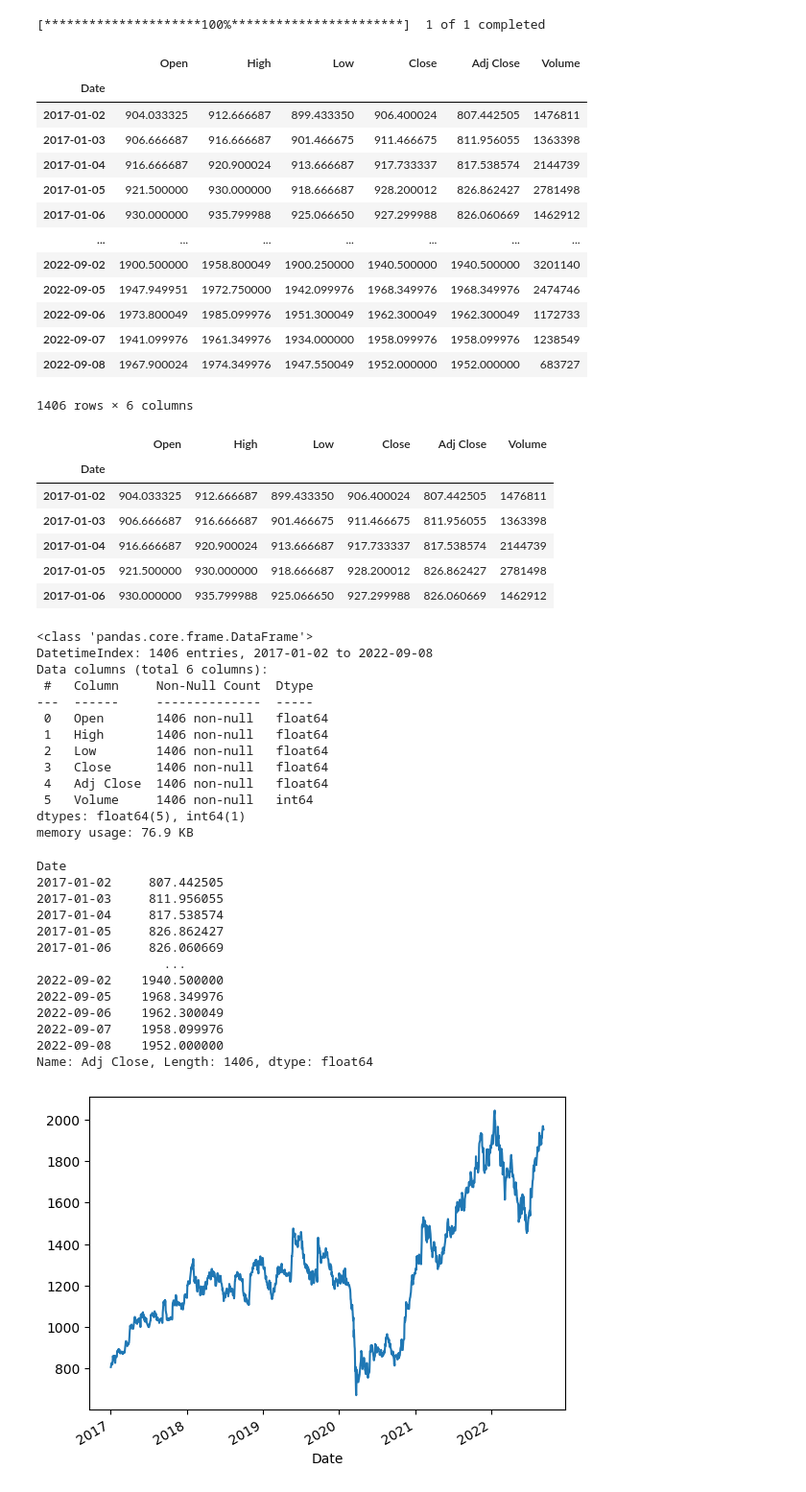
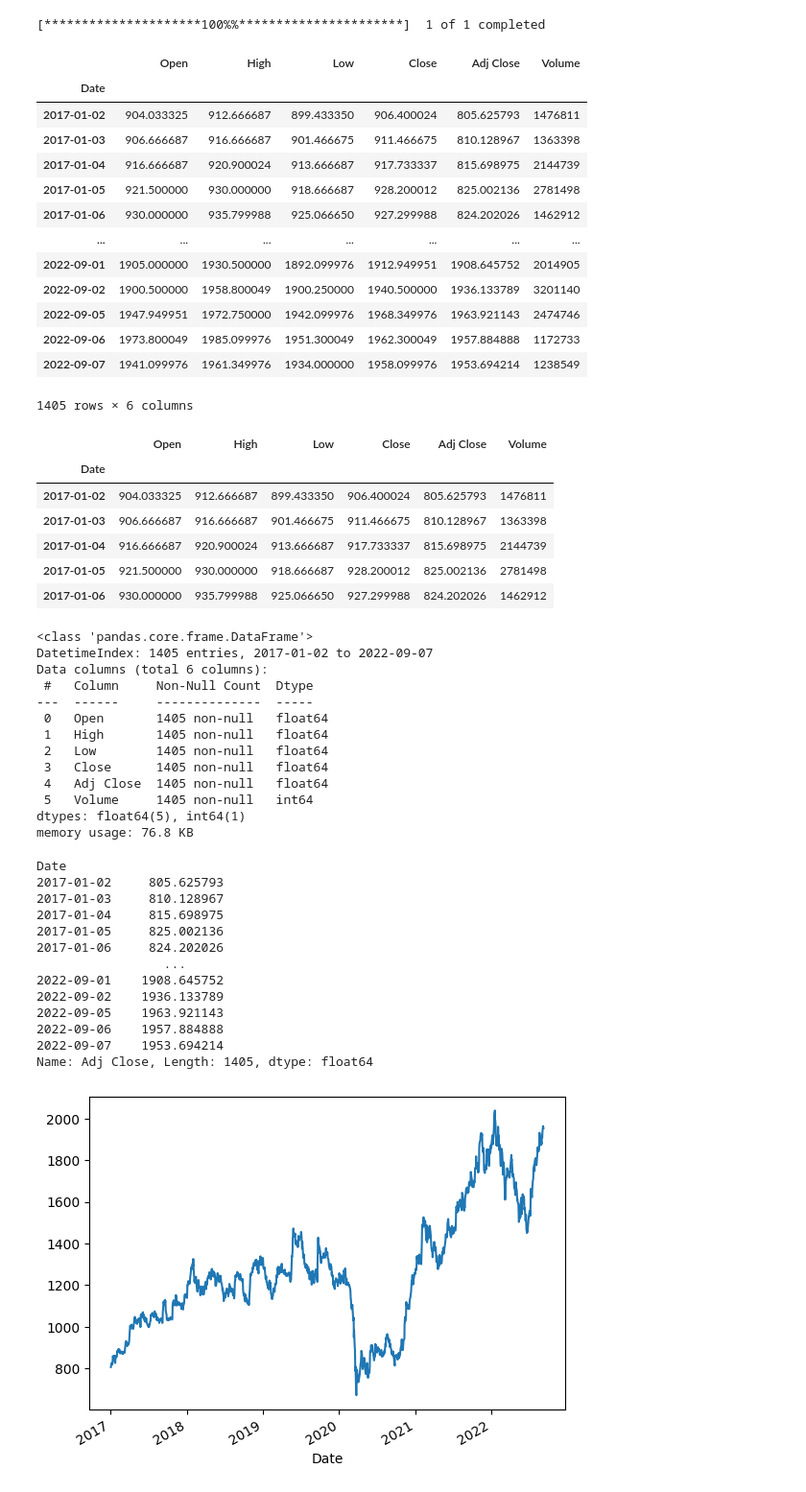
Before and after one commit to banothmanasa21/Analysis-Projects-Tableau-Python, a Jupyter notebook: LnT.ipynb, the cells around one changed output. Shown at 96% size. Saved outputs shown, nothing was run; the diff lists cells and outputs as text; code cells hidden in the pictures.

```diff
--- a/LnT.ipynb
+++ b/LnT.ipynb
@@ -8,67 +78,68 @@ import matplotlib.pyplot as plt
 import yfinance as yfin
 yfin.pdr_override()
 # %%
-data = pdr.DataReader('LT.NS', source = 'yahoo', start = '2017-1-1')
+
+data = pdr.DataReader('LT.NS', start='2017-01-01', end = '2022-09-08')
 data
 # %% [output]
-[*********************100%***********************]  1 of 1 completed
+[*********************100%%**********************]  1 of 1 completed
 |  | Open | High | Low | Close | Adj Close | Volume |
 | Date |  |  |  |  |  |  |
-| 2017-01-02 | 904.033325 | 912.666687 | 899.433350 | 906.400024 | 807.442505 | 1476811 |
-| 2017-01-03 | 906.666687 | 916.666687 | 901.466675 | 911.466675 | 811.956055 | 1363398 |
-| 2017-01-04 | 916.666687 | 920.900024 | 913.666687 | 917.733337 | 817.538574 | 2144739 |
-| 2017-01-05 | 921.500000 | 930.000000 | 918.666687 | 928.200012 | 826.862427 | 2781498 |
-| 2017-01-06 | 930.000000 | 935.799988 | 925.066650 | 927.299988 | 826.060669 | 1462912 |
+| 2017-01-02 | 904.033325 | 912.666687 | 899.433350 | 906.400024 | 805.625793 | 1476811 |
+| 2017-01-03 | 906.666687 | 916.666687 | 901.466675 | 911.466675 | 810.128967 | 1363398 |
+| 2017-01-04 | 916.666687 | 920.900024 | 913.666687 | 917.733337 | 815.698975 | 2144739 |
+| 2017-01-05 | 921.500000 | 930.000000 | 918.666687 | 928.200012 | 825.002136 | 2781498 |
+| 2017-01-06 | 930.000000 | 935.799988 | 925.066650 | 927.299988 | 824.202026 | 1462912 |
 | ... | ... | ... | ... | ... | ... | ... |
-| 2022-09-02 | 1900.500000 | 1958.800049 | 1900.250000 | 1940.500000 | 1940.500000 | 3201140 |
-| 2022-09-05 | 1947.949951 | 1972.750000 | 1942.099976 | 1968.349976 | 1968.349976 | 2474746 |
-| 2022-09-06 | 1973.800049 | 1985.099976 | 1951.300049 | 1962.300049 | 1962.300049 | 1172733 |
-| 2022-09-07 | 1941.099976 | 1961.349976 | 1934.000000 | 1958.099976 | 1958.099976 | 1238549 |
-| 2022-09-08 | 1967.900024 | 1974.349976 | 1947.550049 | 1952.000000 | 1952.000000 | 683727 |
+| 2022-09-01 | 1905.000000 | 1930.500000 | 1892.099976 | 1912.949951 | 1908.645752 | 2014905 |
+| 2022-09-02 | 1900.500000 | 1958.800049 | 1900.250000 | 1940.500000 | 1936.133789 | 3201140 |
+| 2022-09-05 | 1947.949951 | 1972.750000 | 1942.099976 | 1968.349976 | 1963.921143 | 2474746 |
+| 2022-09-06 | 1973.800049 | 1985.099976 | 1951.300049 | 1962.300049 | 1957.884888 | 1172733 |
+| 2022-09-07 | 1941.099976 | 1961.349976 | 1934.000000 | 1958.099976 | 1953.694214 | 1238549 |
-1406 rows × 6 columns
+1405 rows × 6 columns
 # %%
 data.head()
 # %% [output]
 |  | Open | High | Low | Close | Adj Close | Volume |
 | Date |  |  |  |  |  |  |
-| 2017-01-02 | 904.033325 | 912.666687 | 899.433350 | 906.400024 | 807.442505 | 1476811 |
-| 2017-01-03 | 906.666687 | 916.666687 | 901.466675 | 911.466675 | 811.956055 | 1363398 |
-| 2017-01-04 | 916.666687 | 920.900024 | 913.666687 | 917.733337 | 817.538574 | 2144739 |
-| 2017-01-05 | 921.500000 | 930.000000 | 918.666687 | 928.200012 | 826.862427 | 2781498 |
-| 2017-01-06 | 930.000000 | 935.799988 | 925.066650 | 927.299988 | 826.060669 | 1462912 |
+| 2017-01-02 | 904.033325 | 912.666687 | 899.433350 | 906.400024 | 805.625793 | 1476811 |
+| 2017-01-03 | 906.666687 | 916.666687 | 901.466675 | 911.466675 | 810.128967 | 1363398 |
+| 2017-01-04 | 916.666687 | 920.900024 | 913.666687 | 917.733337 | 815.698975 | 2144739 |
+| 2017-01-05 | 921.500000 | 930.000000 | 918.666687 | 928.200012 | 825.002136 | 2781498 |
+| 2017-01-06 | 930.000000 | 935.799988 | 925.066650 | 927.299988 | 824.202026 | 1462912 |
 # %%
 data.info()
 # %% [output]
 <class 'pandas.core.frame.DataFrame'>
-DatetimeIndex: 1406 entries, 2017-01-02 to 2022-09-08
+DatetimeIndex: 1405 entries, 2017-01-02 to 2022-09-07
 Data columns (total 6 columns):
  #   Column     Non-Null Count  Dtype
 ---  ------     --------------  -----
- 0   Open       1406 non-null   float64
- 1   High       1406 non-null   float64
- 2   Low        1406 non-null   float64
- 3   Close      1406 non-null   float64
- 4   Adj Close  1406 non-null   float64
- 5   Volume     1406 non-null   int64
+ 0   Open       1405 non-null   float64
+ 1   High       1405 non-null   float64
+ 2   Low        1405 non-null   float64
+ 3   Close      1405 non-null   float64
+ 4   Adj Close  1405 non-null   float64
+ 5   Volume     1405 non-null   int64
 dtypes: float64(5), int64(1)
-memory usage: 76.9 KB
+memory usage: 76.8 KB
 # %%
 prices = data['Adj Close']
 prices
 # %% [output]
 Date
-2017-01-02     807.442505
-2017-01-03     811.956055
-2017-01-04     817.538574
-2017-01-05     826.862427
-2017-01-06     826.060669
+2017-01-02     805.625793
+2017-01-03     810.128967
+2017-01-04     815.698975
+2017-01-05     825.002136
+2017-01-06     824.202026
                  ...
-2022-09-02    1940.500000
-2022-09-05    1968.349976
-2022-09-06    1962.300049
-2022-09-07    1958.099976
-2022-09-08    1952.000000
-Name: Adj Close, Length: 1406, dtype: float64
+2022-09-01    1908.645752
+2022-09-02    1936.133789
+2022-09-05    1963.921143
+2022-09-06    1957.884888
+2022-09-07    1953.694214
+Name: Adj Close, Length: 1405, dtype: float64
 # %%
 prices.plot()
 plt.show()
```
Also changed, not shown: parts of 15 cells of this notebook, 3 other files.
